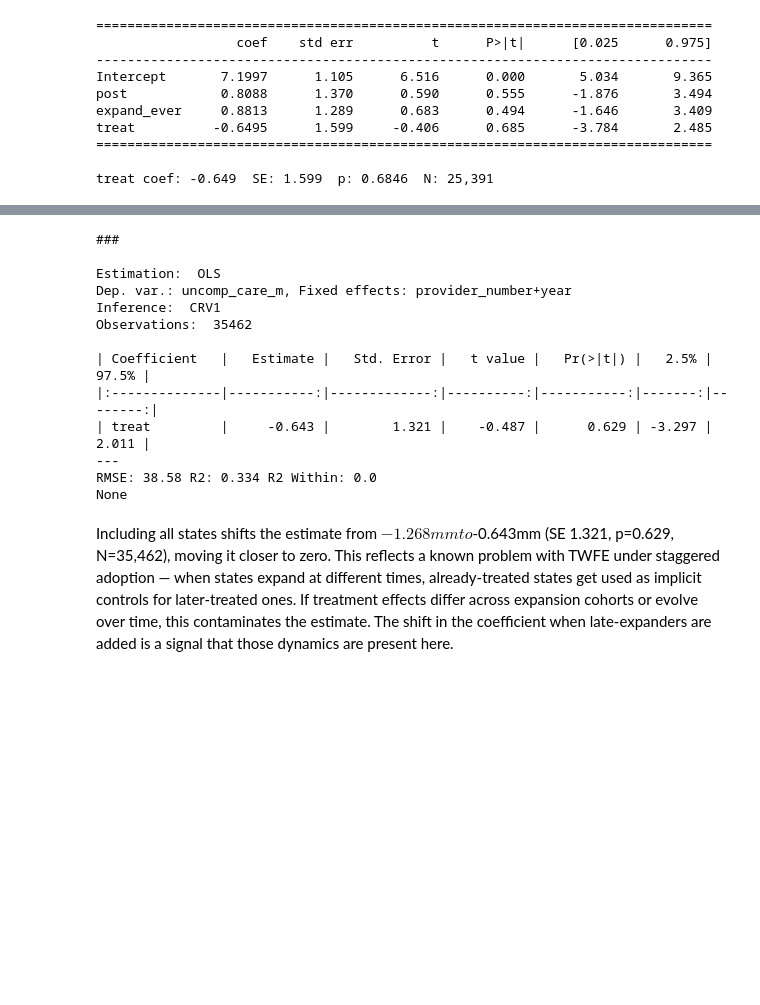
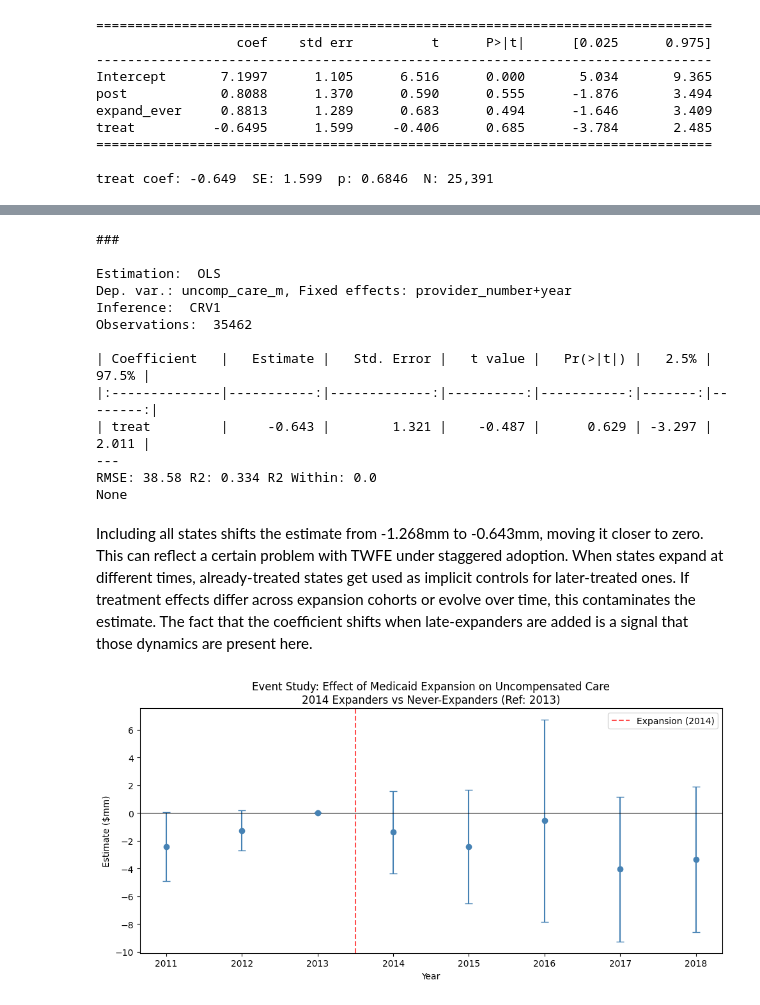
Before and after one commit to rahil24patel/hwk5, a Jupyter notebook: hwk5_analysis.ipynb, the cells around one changed output, grey strips where cells are left out. Cells and saved outputs as stored; diff of their text form; code cells hidden in the pictures; blank space fills up the shorter version.

```diff
--- a/hwk5_analysis.ipynb
+++ b/hwk5_analysis.ipynb
@@ -255,13 +246,12 @@ q7_pval = q7.pvalue()['treat']
 q7_n    = int(q7._N)
 
 md(
-    f"Including all states shifts the estimate from ${q6_coef:.3f}mm to ${q7_coef:.3f}mm "
-    f"(SE {q7_se:.3f}, p={q7_pval:.3f}, N={q7_n:,}), moving it closer to zero. This "
-    f"reflects a known problem with TWFE under staggered adoption — when states expand at "
-    f"different times, already-treated states get used as implicit controls for later-treated "
-    f"ones. If treatment effects differ across expansion cohorts or evolve over time, this "
-    f"contaminates the estimate. The shift in the coefficient when late-expanders are added "
-    f"is a signal that those dynamics are present here."
+    "Including all states shifts the estimate from -1.268mm to -0.643mm, moving it "
+    "closer to zero. This can reflect a certain problem with TWFE under staggered adoption. "
+    "When states expand at different times, already-treated states get used as implicit "
+    "controls for later-treated ones. If treatment effects differ across expansion cohorts "
+    "or evolve over time, this contaminates the estimate. The fact that the coefficient "
+    "shifts when late-expanders are added is a signal that those dynamics are present here."
 )
 # %% [output]
 ###
@@ -277,4 +267,4 @@ Observations:  35462
 ---
 RMSE: 38.58 R2: 0.334 R2 Within: 0.0
 None
-Including all states shifts the estimate from $-1.268mm to $-0.643mm (SE 1.321, p=0.629, N=35,462), moving it closer to zero. This reflects a known problem with TWFE under staggered adoption — when states expand at different times, already-treated states get used as implicit controls for later-treated ones. If treatment effects differ across expansion cohorts or evolve over time, this contaminates the estimate. The shift in the coefficient when late-expanders are added is a signal that those dynamics are present here.
+Including all states shifts the estimate from -1.268mm to -0.643mm, moving it closer to zero. This can reflect a certain problem with TWFE under staggered adoption. When states expand at different times, already-treated states get used as implicit controls for later-treated ones. If treatment effects differ across expansion cohorts or evolve over time, this contaminates the estimate. The fact that the coefficient shifts when late-expanders are added is a signal that those dynamics are present here.
@@ -308,0 +271,51 @@ plt.show()
+# %%
+# Question 8
+
+q8 = pf.feols(
+    'uncomp_care_m ~ i(year, expand_ever, ref=2013) | provider_number + year',
+    data=s2014,
+    vcov={'CRV1': 'state'}
+)
+
+q8_coefs = q8.coef()
+q8_ses   = q8.se()
+
+years_plot, ests, cis_low, cis_high = [], [], [], []
+for key in q8_coefs.index:
+    m = re.search(r'\[(\d+)\]:expand_ever', key)
+    if m:
+        yr  = int(m.group(1))
+        est = float(q8_coefs[key])
+        se  = float(q8_ses[key])
+        years_plot.append(yr)
+        ests.append(est)
+        cis_low.append(est - 1.96 * se)
+        cis_high.append(est + 1.96 * se)
+
+years_plot.append(2013); ests.append(0); cis_low.append(0); cis_high.append(0)
+sorted_data = sorted(zip(years_plot, ests, cis_low, cis_high))
+years_plot, ests, cis_low, cis_high = zip(*sorted_data)
+ests     = np.array(ests)
+cis_low  = np.array(cis_low)
+cis_high = np.array(cis_high)
+
+fig, ax = plt.subplots(figsize=(10, 5))
+ax.errorbar(
+    years_plot, ests,
+    yerr=[ests - cis_low, cis_high - ests],
+    fmt='o', color='steelblue', capsize=4, linewidth=1.5
+)
+ax.axhline(0, color='black', linewidth=0.8)
+ax.axvline(2013.5, color='red', linestyle='--', alpha=0.7, label='Expansion (2014)')
+ax.set_xlabel('Year')
+ax.set_ylabel('Estimate ($mm)')
+ax.set_title(
+    'Event Study: Effect of Medicaid Expansion on Uncompensated Care\n'
+    '2014 Expanders vs Never-Expanders (Ref: 2013)'
+)
+ax.set_xticks(list(years_plot))
+ax.legend()
+plt.tight_layout()
+plt.show()
+# %% [output]
+[figure, added]
```
Also changed, not shown: parts of 10 cells of this notebook, 4 other files.
